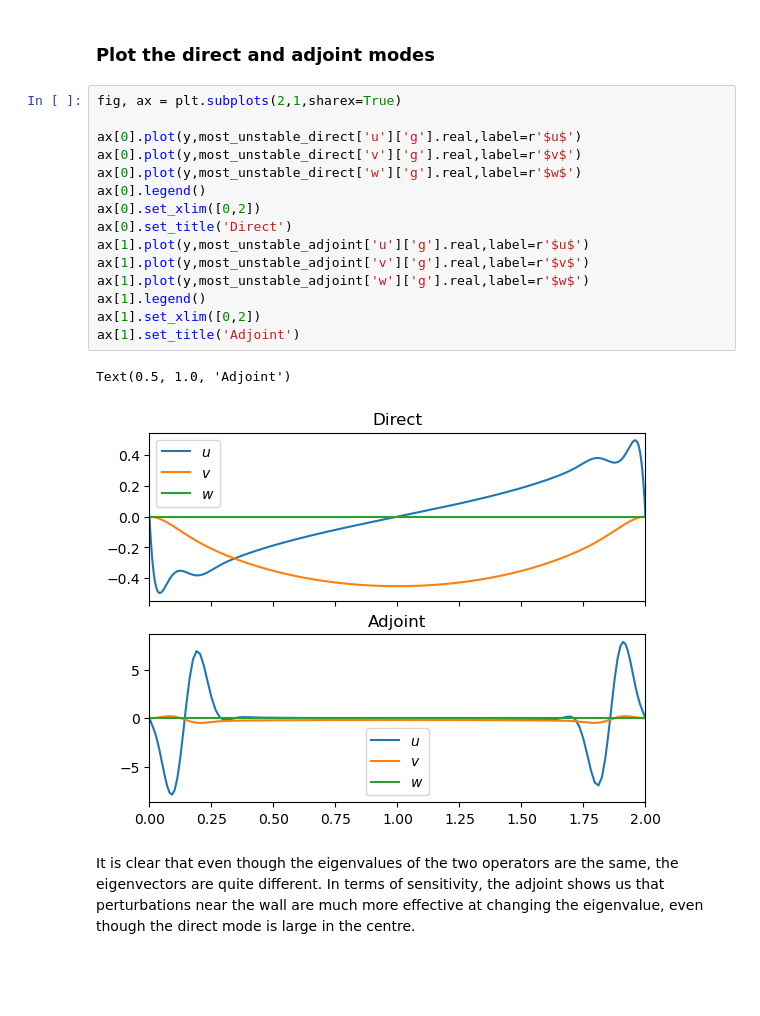
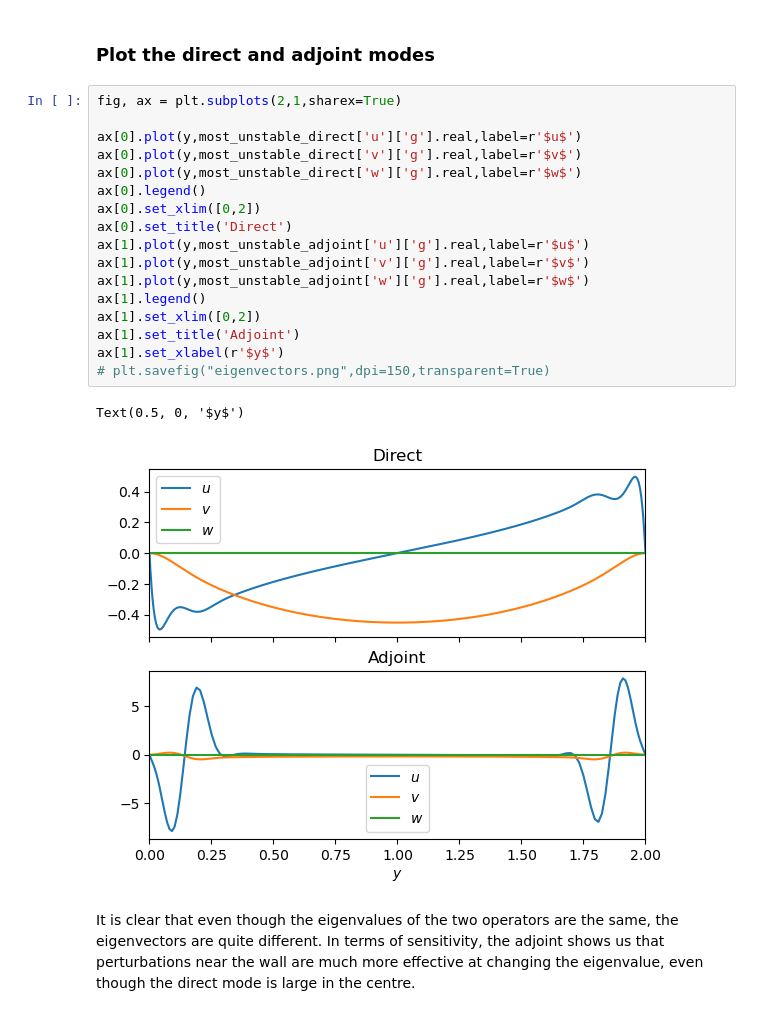
Before and after one commit to csskene/adjoint_tutorial, a Jupyter notebook: 1-eigenvalue.ipynb, the cells around one changed output. Drawn from its saved outputs; the diff is of its cells as text; blank space fills up the shorter version.

Commit message:
Cleanup and plot settings for blog-post

```diff
--- a/1-eigenvalue.ipynb
+++ b/1-eigenvalue.ipynb
@@ -224,21 +236,23 @@ New norm (1.0000000000000007+4.347208880931189e-16j)
 # %%
 fig, ax = plt.subplots(2,1,sharex=True)
 
 ax[0].plot(y,most_unstable_direct['u']['g'].real,label=r'$u$')
 ax[0].plot(y,most_unstable_direct['v']['g'].real,label=r'$v$')
 ax[0].plot(y,most_unstable_direct['w']['g'].real,label=r'$w$')
 ax[0].legend()
 ax[0].set_xlim([0,2])
 ax[0].set_title('Direct')
 ax[1].plot(y,most_unstable_adjoint['u']['g'].real,label=r'$u$')
 ax[1].plot(y,most_unstable_adjoint['v']['g'].real,label=r'$v$')
 ax[1].plot(y,most_unstable_adjoint['w']['g'].real,label=r'$w$')
 ax[1].legend()
 ax[1].set_xlim([0,2])
 ax[1].set_title('Adjoint')
+ax[1].set_xlabel(r'$y$')
+# plt.savefig("eigenvectors.png",dpi=150,transparent=True)
 # %% [output]
-Text(0.5, 1.0, 'Adjoint')
+Text(0.5, 0, '$y$')
-[figure, old version]
+[figure, new version]
 # %% [markdown]
 It is clear that even though the eigenvalues of the two operators are the same, the eigenvectors are quite different. In terms of sensitivity, the adjoint shows us that perturbations near the wall are much more effective at changing the eigenvalue, even though the direct mode is large in the centre.
 # %% [markdown]
```
Also changed, not shown: parts of 11 cells of this notebook.
